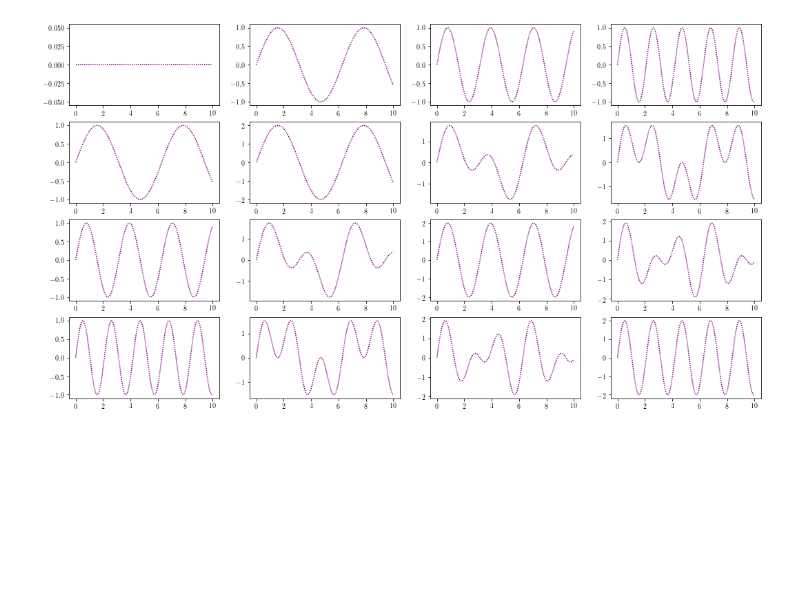
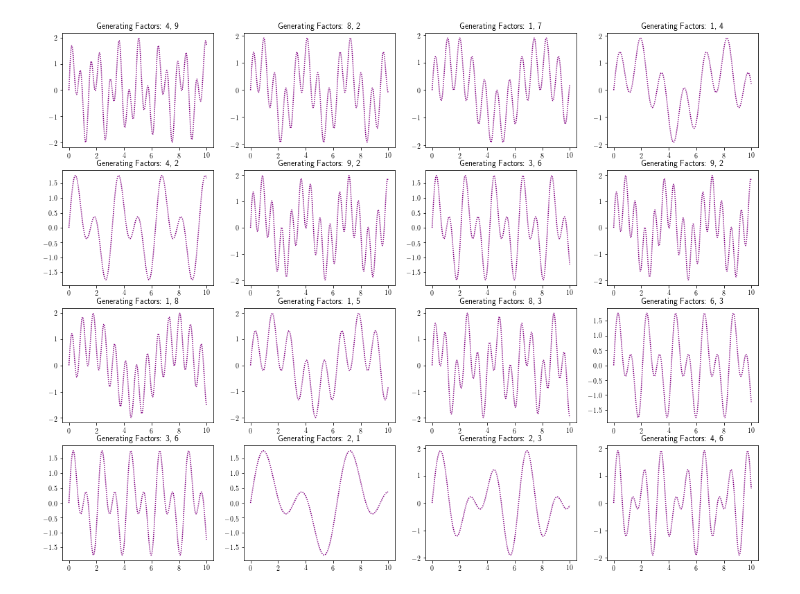
Before and after one commit to stefanwezel/SequentialVAE, a Jupyter notebook: example/disentangle_sequence.ipynb, the cells around one changed output. Saved outputs shown, nothing was run; the diff lists cells and outputs as text; code cells hidden in the pictures; blank space fills up the shorter version.

```diff
--- a/example/disentangle_sequence.ipynb
+++ b/example/disentangle_sequence.ipynb
@@ -12,33 +12,35 @@ plt.rcParams["text.usetex"] = True
 plt.rcParams["text.latex.preamble"] = r"\usepackage{amsfonts} \usepackage{amsmath}"
 # %%
 
-fig, axes = plt.subplots(nrows=4,ncols=4,figsize=(18,10))
+fig, axes = plt.subplots(nrows=4,ncols=4,figsize=(18,14))
 
 
 x = np.arange(0,10, 0.01)
 
 
 # generative process in real world
 a, b = 1, 10
 y = np.sin(a * x) + np.sin(b * x)
 
 
 
 
 
 # let's take some samples from 'the real world'
 for a in range(4):
     for b in range(4):
-        # a,b = np.random()
-        y = np.sin(a*x) + np.sin(b * x)
+        r = np.random.randint(0, 10, size=2)
+        w1, w2 = r[0], r[1]
+        y = np.sin(w1*x) + np.sin(w2 * x)
         axes[a][b].plot(x, y,linestyle = (0, (1,1)), color = 'purple')
+        axes[a][b].set_title(f'Generating Factors: {w1}, {w2}')
 
 
 
 plt.show()
 
 
 # so theroretically, we should be able to reconstruct it given, two latent variable only...
 # Note, that we don't even need a decoder, we can just use sin(z_1) + sin(z_2) (thus reaching peak interpretability :D)
 # %% [output]
-[figure, old version]
+[figure, new version]
```
